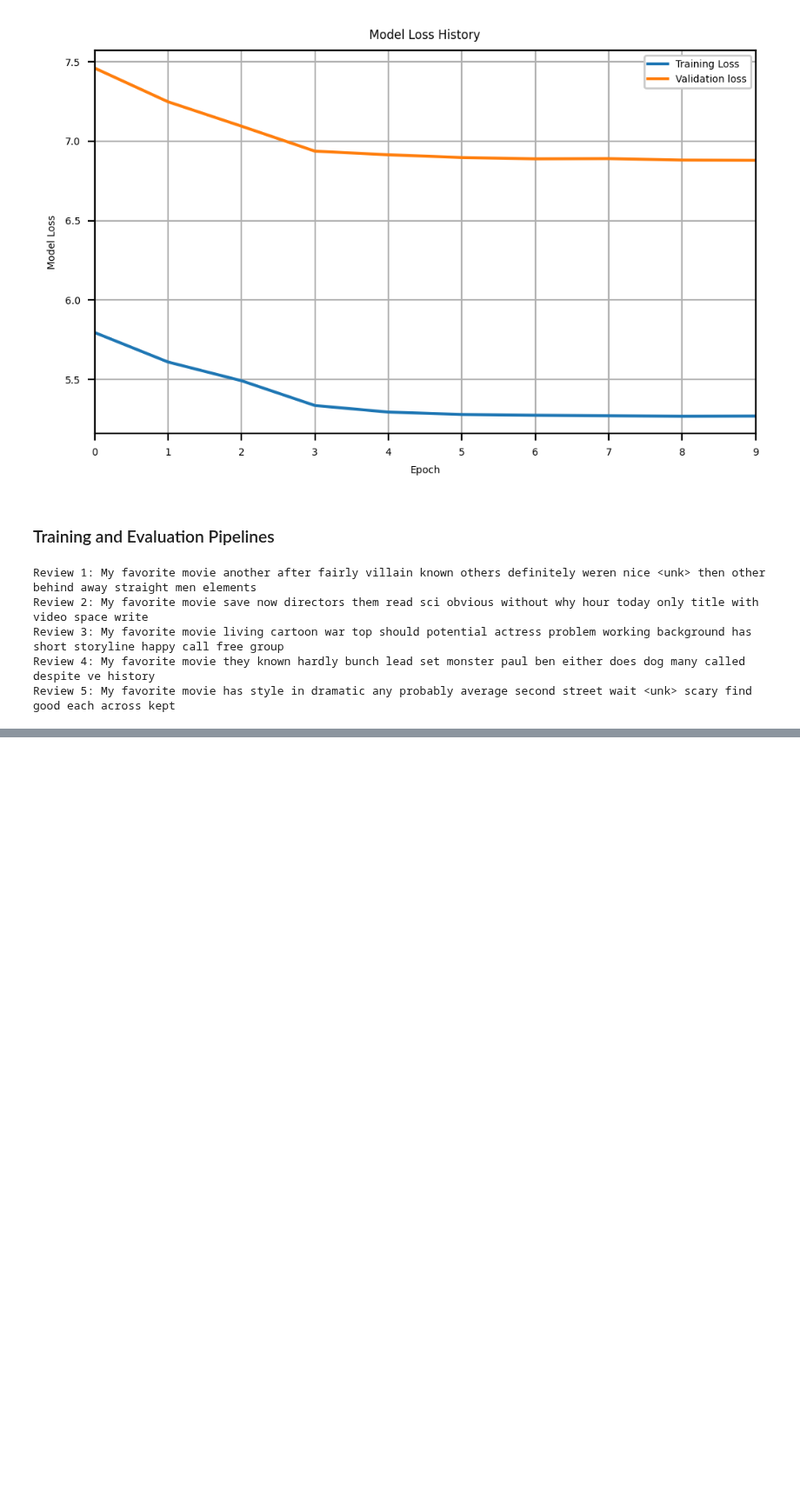
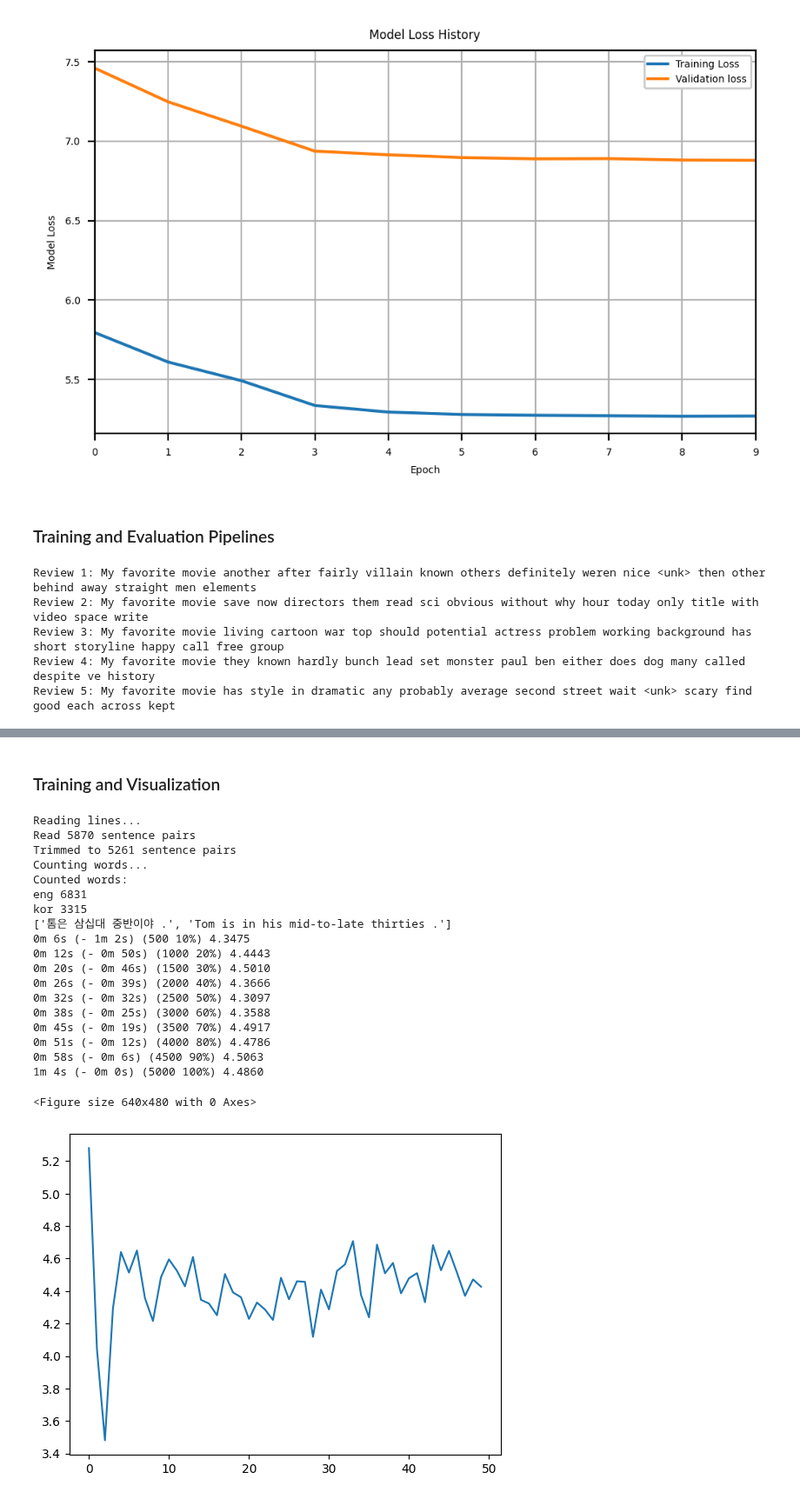
Before and after one commit to Team4IDS576/homework-assignments, a Jupyter notebook: Homework_3.ipynb, the cells around one changed output, grey strips where cells are left out. Shown at 87% size. Saved outputs shown, nothing was run; the diff lists cells and outputs as text; code cells hidden in the pictures; blank space fills up the shorter version.

```diff
--- a/Homework_3.ipynb
+++ b/Homework_3.ipynb
@@ -262,7 +270,8 @@ The tokens are then sorted by frequency and converted to to integers using the `
 from collections import OrderedDict
 from torchtext.vocab import vocab
 
-sorted_by_freq_tuples = sorted(token_counts.items(), key=lambda x: x[1], reverse=True)
+sorted_by_freq_tuples = sorted(token_counts.items(), key=lambda x: x[1],
+                                reverse=True)
 ordered_dict = OrderedDict(sorted_by_freq_tuples)
 
 reduced_ordered_dict = OrderedDict()
@@ -582,0 +920,24 @@ Review 5: My favorite movie has style in dramatic any probably average second st
+# %%
+# Preparing the training data to put into a nn model
+# Three functions that are used for preprocessing and
+# converting text data into tensors
+
+def indexesFromSentence(lang, sentence):
+    # it looks up its index in the lang object
+    # The list of indices corresponding to the words in the
+    # sentence is returned as the output
+    # return [lang.word2index[word] for word in sentence.split(' ')]
+    # revised the code as below
+    return [lang.word2index[word] for word in sentence.split(' ') if word.strip() != '']
+
+
+
+def tensorFromSentence(lang, sentence):
+    indexes = indexesFromSentence(lang, sentence)
+    indexes.append(EOS_token)
+    return torch.tensor(indexes, dtype=torch.long, device=device).view(-1, 1)
+
+def tensorsFromPair(pair, input_lang, output_lang):
+    input_tensor = tensorFromSentence(input_lang, pair[0])
+    target_tensor = tensorFromSentence(output_lang, pair[1])
+    return (input_tensor, target_tensor)
@@ -582,0 +1163,2 @@ Review 5: My favorite movie has style in dramatic any probably average second st
+# %% [markdown]
+### Training and Visualization
@@ -582,0 +1168,37 @@ Review 5: My favorite movie has style in dramatic any probably average second st
+# %%
+# Output is English
+
+input_lang1, output_lang1, pairs = prepareData('kor', 'eng', True)
+print(random.choice(pairs))
+
+# Model Architecture
+hidden_size = 20 # 256
+encoder = EncoderRNN(input_lang1.n_words, hidden_size).to(device)
+attn_decoder = AttnDecoderRNN(hidden_size, output_lang1.n_words,
+                              dropout_p=0.1).to(device)
+
+# Train the model
+# trainIters(encoder1, attn_decoder1, 75000, print_every=5000)
+trainIters(input_lang1, output_lang1, encoder, attn_decoder,
+            5000, print_every=500)
+# %% [output]
+Reading lines...
+Read 5870 sentence pairs
+Trimmed to 5261 sentence pairs
+Counting words...
+Counted words:
+eng 6831
+kor 3315
+['톰은 삼십대 중반이야 .', 'Tom is in his mid-to-late thirties .']
+0m 6s (- 1m 2s) (500 10%) 4.3475
+0m 12s (- 0m 50s) (1000 20%) 4.4443
+0m 20s (- 0m 46s) (1500 30%) 4.5010
+0m 26s (- 0m 39s) (2000 40%) 4.3666
+0m 32s (- 0m 32s) (2500 50%) 4.3097
+0m 38s (- 0m 25s) (3000 60%) 4.3588
+0m 45s (- 0m 19s) (3500 70%) 4.4917
+0m 51s (- 0m 12s) (4000 80%) 4.4786
+0m 58s (- 0m 6s) (4500 90%) 4.5063
+1m 4s (- 0m 0s) (5000 100%) 4.4860
+<Figure size 640x480 with 0 Axes>
+[figure, added]
```
Also changed, not shown: parts of 47 cells of this notebook, 2 other files.
